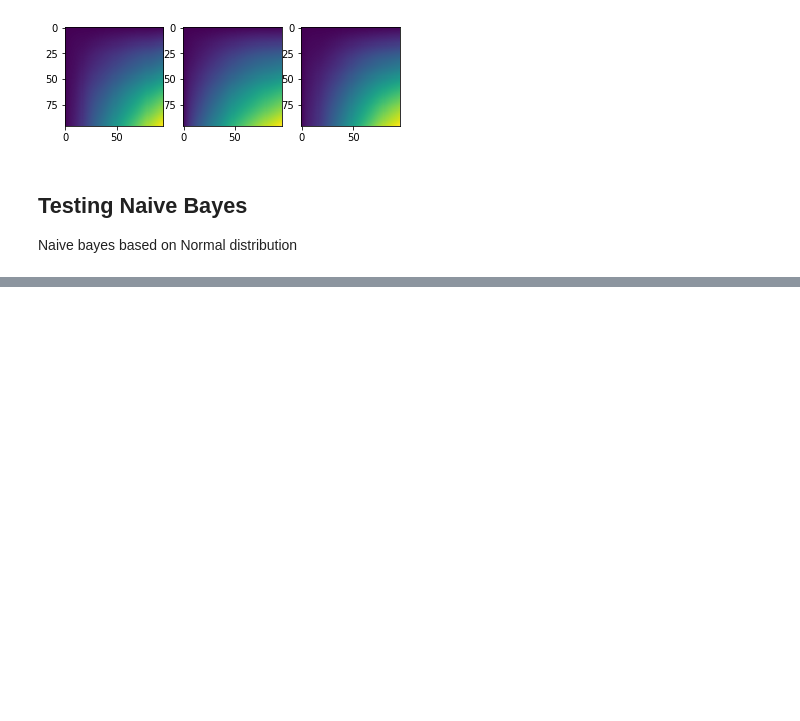
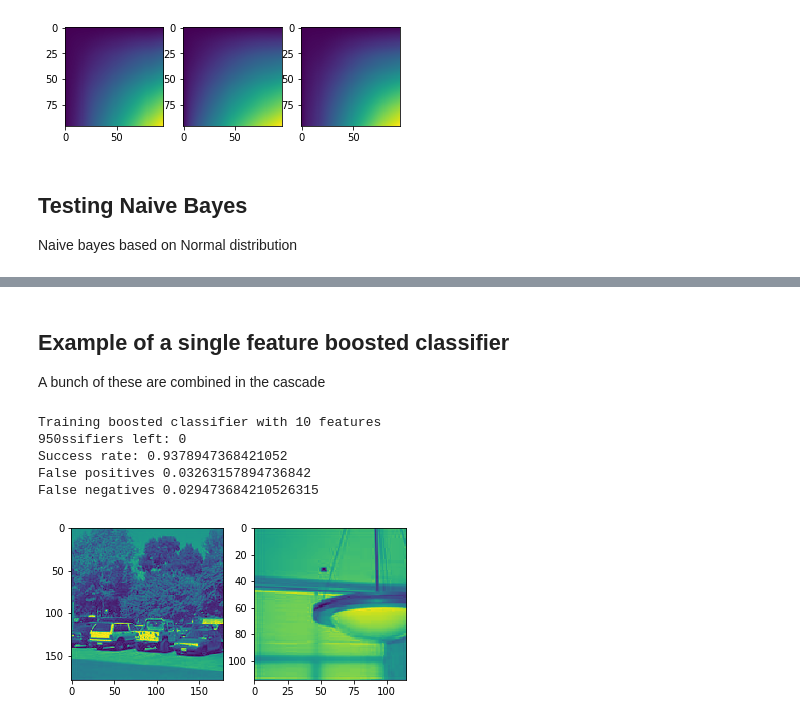
Before and after one commit to JonasRSV/HAR-Plus-Bayesian-Face-Recognition, a Jupyter notebook: Demo.ipynb, the cells around one changed output, grey strips where cells are left out. Drawn from its saved outputs; the diff is of its cells as text; code cells hidden in the pictures; blank space fills up the shorter version.

Commit message:
Boosted working

```diff
--- a/Demo.ipynb
+++ b/Demo.ipynb
@@ -215,3 +214,58 @@ False negatives 0.01263157894736842
+# %% [markdown]
+## Example of a single feature boosted classifier
+
+A bunch of these are combined in the cascade
+# %%
+from ada_boost import boosted_classifier
+
+# Constructor takes num of features
+classifier = boosted_classifier(10)
+classifier.train(training, all_features, training_labels)
+
+correct = 0
+total = len(test_for_bayes)
+print(total)
+
+false_positive = None
+false_negative = None
+
+false_positives = 0
+false_negatives = 0
+for index, image in enumerate(IItest):
+    #stdout.write("\r\r\r" + str(index) + str("\r\r\r"))
+
+    prediction = classifier.predict(image)
+    label = test_labels[index]
+
+    false_positives += (prediction == 1 and label == 0)
+    false_negatives += (prediction == 0 and label == 1)
+
+    if prediction == 1 and label == 0:
+        false_positive = test_images[index]
+
+    if prediction == 0 and label == 0:
+        false_negative = test_images[index]
+
+    correct += 1 if classifier.predict(image) == test_labels[index] else 0
+
+
+fig, (fp, fn) = plt.subplots(1, 2)
+
+fp.imshow(false_positive)
+fn.imshow(false_negative)
+
+print("Success rate: {}".format(correct / total))
+print("False positives {}".format(false_positives / total))
+print("False negatives {}".format(false_negatives / total))
+
+plt.show()
+# %% [output]
+Training boosted classifier with 10 features
+950ssifiers left: 0
+Success rate: 0.9378947368421052
+False positives 0.03263157894736842
+False negatives 0.029473684210526315
+[figure, added]
 # %%
 from cascade import cascade
 from numpy import array
```
Also changed, not shown: parts of 5 cells of this notebook, 2 other files.
